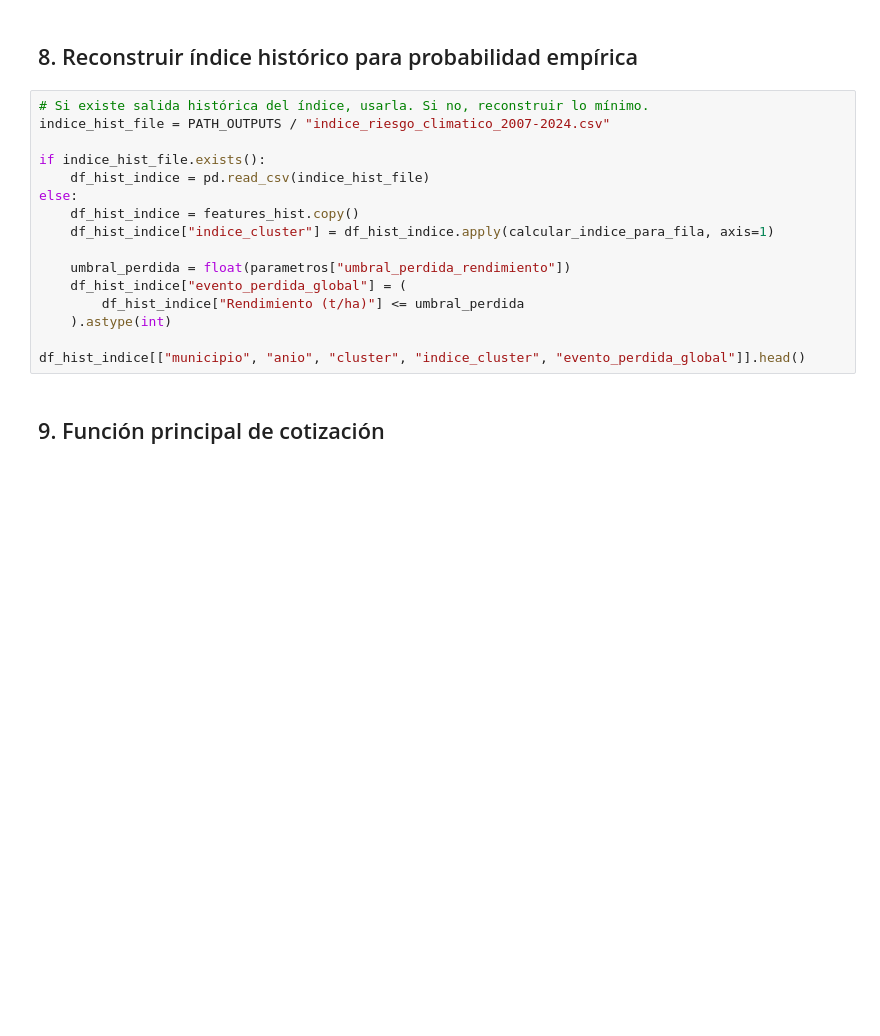
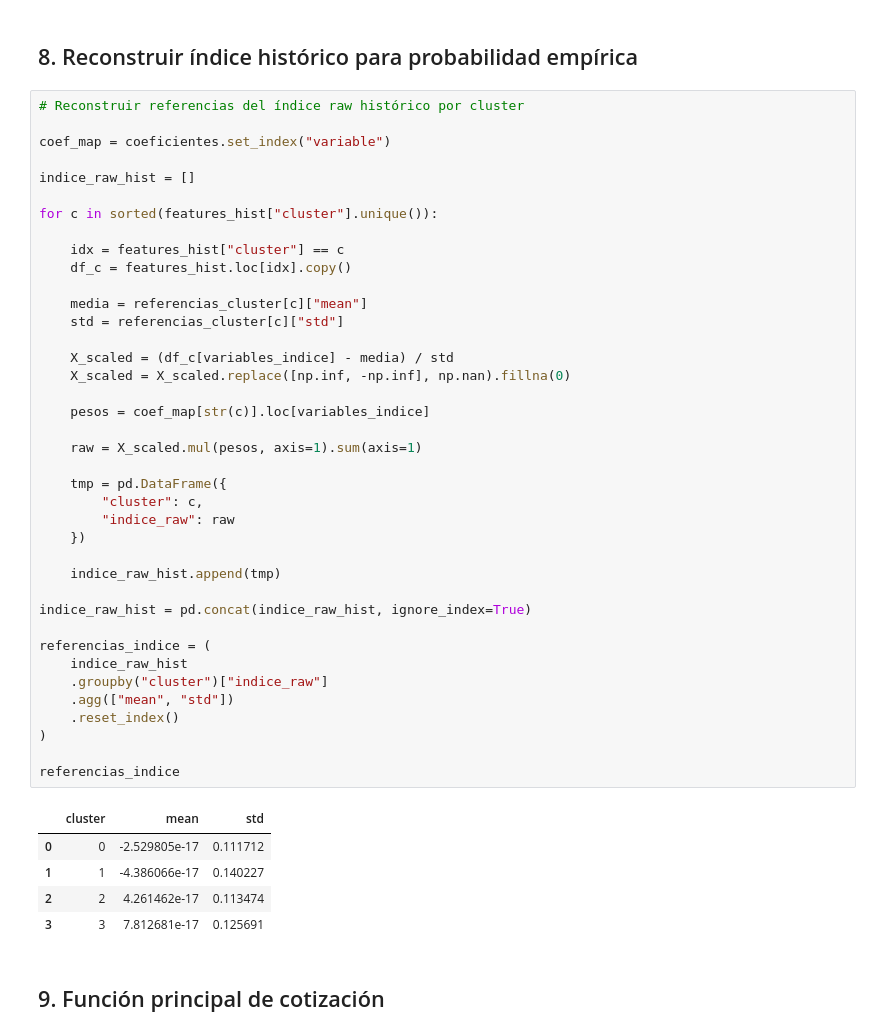
Before and after one commit to danieloliv44/proyecto_aplicado_en_analitica_de_datos, a Jupyter notebook: notebooks/modelado/07_modelo_seguro.ipynb, the cells around one changed output. Drawn from its saved outputs; the diff is of its cells as text; blank space fills up the shorter version.

```diff
--- a/notebooks/modelado/07_modelo_seguro.ipynb
+++ b/notebooks/modelado/07_modelo_seguro.ipynb
@@ -254,21 +302,50 @@ def calcular_indice_para_fila(row):
     return float(indice)
 # %% [markdown]
 ## 8. Reconstruir índice histórico para probabilidad empírica
-# %%
-# Si existe salida histórica del índice, usarla. Si no, reconstruir lo mínimo.
-indice_hist_file = PATH_OUTPUTS / "indice_riesgo_climatico_2007-2024.csv"
-
-if indice_hist_file.exists():
-    df_hist_indice = pd.read_csv(indice_hist_file)
-else:
-    df_hist_indice = features_hist.copy()
-    df_hist_indice["indice_cluster"] = df_hist_indice.apply(calcular_indice_para_fila, axis=1)
-
-    umbral_perdida = float(parametros["umbral_perdida_rendimiento"])
-    df_hist_indice["evento_perdida_global"] = (
-        df_hist_indice["Rendimiento (t/ha)"] <= umbral_perdida
-    ).astype(int)
-
-df_hist_indice[["municipio", "anio", "cluster", "indice_cluster", "evento_perdida_global"]].head()
+# %%
+# Reconstruir referencias del índice raw histórico por cluster
+
+coef_map = coeficientes.set_index("variable")
+
+indice_raw_hist = []
+
+for c in sorted(features_hist["cluster"].unique()):
+
+    idx = features_hist["cluster"] == c
+    df_c = features_hist.loc[idx].copy()
+
+    media = referencias_cluster[c]["mean"]
+    std = referencias_cluster[c]["std"]
+
+    X_scaled = (df_c[variables_indice] - media) / std
+    X_scaled = X_scaled.replace([np.inf, -np.inf], np.nan).fillna(0)
+
+    pesos = coef_map[str(c)].loc[variables_indice]
+
+    raw = X_scaled.mul(pesos, axis=1).sum(axis=1)
+
+    tmp = pd.DataFrame({
+        "cluster": c,
+        "indice_raw": raw
+    })
+
+    indice_raw_hist.append(tmp)
+
+indice_raw_hist = pd.concat(indice_raw_hist, ignore_index=True)
+
+referencias_indice = (
+    indice_raw_hist
+    .groupby("cluster")["indice_raw"]
+    .agg(["mean", "std"])
+    .reset_index()
+)
+
+referencias_indice
+# %% [output]
+|  | cluster | mean | std |
+| 0 | 0 | -2.529805e-17 | 0.111712 |
+| 1 | 1 | -4.386066e-17 | 0.140227 |
+| 2 | 2 | 4.261462e-17 | 0.113474 |
+| 3 | 3 | 7.812681e-17 | 0.125691 |
 # %% [markdown]
 ## 9. Función principal de cotización
```
Also changed, not shown: parts of 15 cells of this notebook, 3 other files.
